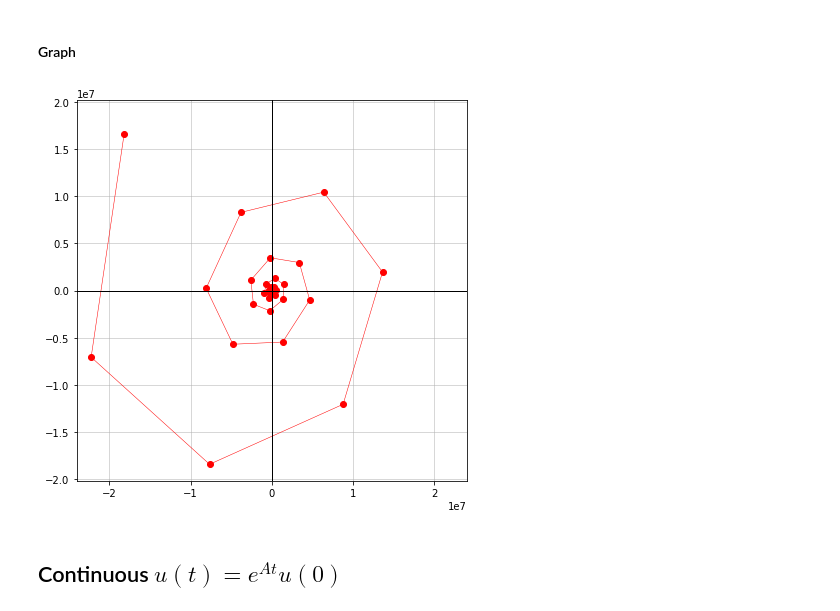
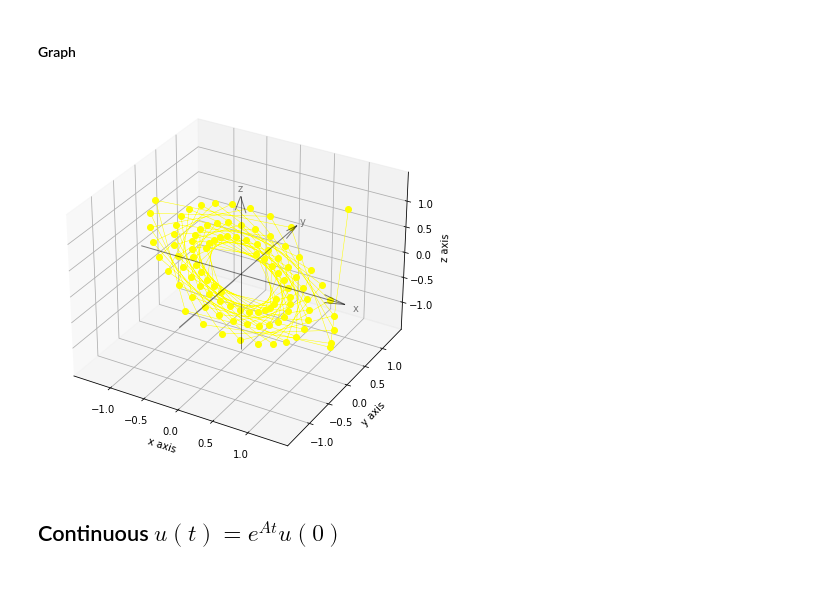
Before and after one commit to shahrokh-bahtooei/Linear-Algebra-Gilbert-Strang, a Jupyter notebook: Linear Algebra_Gilbert Strang.ipynb, the cells around one changed output. Drawn from its saved outputs; the diff is of its cells as text; code cells hidden in the pictures; blank space fills up the shorter version.

Commit message:
Add graph for 3d discrete diff eqs
Also fix 2d graphs to have the same scale for x and y axes

```diff
--- a/Linear Algebra_Gilbert Strang.ipynb
+++ b/Linear Algebra_Gilbert Strang.ipynb
@@ -1009,13 +1044,13 @@ print(f'{round(u_by_diagonalization(100)[1]):_}')
 $\forall i: |\lambda_{i}|<1$
 # %%
 def matrix_power_leads_to_stability(la_):
-    return (np.absolute(la_) < 1).all()
+    return (np.absolute(la_) < .9).all()
 
-atol = 1_000_000
+tolerance_factor = 1_000_000
 
 def assert_norm_of_last_vector_is_by_far_smaller_than_first_one(v_0, v_last):
     assert_array_less(
-        atol * LA.norm(v_last),
+        tolerance_factor * LA.norm(v_last),
         LA.norm(v_0)
     )
 # %% [markdown]
@@ -1038,18 +1080,17 @@ def assert_norm_of_last_vector_is_not_far_away_than_first_one(v_0, v_last):
 $\exists i : |\lambda_{i}|>1$
 # %%
 def matrix_power_blows_up(la_):
-    return (np.absolute(la_) > 1).any()
+    return (np.absolute(la_) > 1.1).any()
 
 def assert_norm_of_last_vector_is_by_far_bigger_than_first_one(v_0, v_last):
     assert_array_less(
-        atol * LA.norm(v_0),
+        tolerance_factor * LA.norm(v_0),
         LA.norm(v_last)
     )
 # %% [markdown]
 ### Analyze
 # %%
-A = np.array([[ 0.5, 1  ],
-              [-1  , 0.8]])
+A = create_a_3d_array_leading_to_steady_state_in_discrete_diff_eq()
 
 u_0 = np.ones(A.shape[0])
 
@@ -1115,40 +1159,58 @@ u_k
 # %% [markdown]
 #### Graph
 # %%
-def draw_convergence_graph(x_, y_, color):
+def draw_2d_convergence_graph(x_, y_, color):
     fig, ax = plt.subplots(figsize=(7, 7))
 
     ax.plot(x_, y_, 'o-', lw=0.5, color=color)
 
-    # Position x axis to the center
+    # Compute max_lim based on plotted data
     x_lim = abs(max(ax.get_xlim(), key=abs))
-    ax.set_xlim(xmin=-x_lim, xmax=x_lim)
-    ax.axhline(color='black', lw=1)
+    y_lim = abs(max(ax.get_ylim(), key=abs))
+    max_lim = max(x_lim, y_lim)
 
-    # Position y axis to the center
-    y_lim = abs(max(ax.get_ylim(), key=abs))
-    ax.set_ylim(ymin=-y_lim, ymax=y_lim)
-    ax.axvline(color='black', lw=1)
+    # Position xyz axes to the center
+    ax.set_xlim(xmin=-max_lim, xmax=max_lim)
+    ax.set_ylim(ymin=-max_lim, ymax=max_lim)
 
     ax.grid(True, lw=.5)
 
+def draw_3d_convergence_graph(x_, y_, z_, color):
+    fig = plt.figure(figsize=(7, 7))
+    ax = fig.gca(projection='3d')
+
+    ax.plot(x_, y_, z_, 'o-', lw=0.5, color=color)
+
+    draw_xyz_axes_at_center(ax)
+
+    ax.set_xlabel('x axis')
+    ax.set_ylabel('y axis')
+    ax.set_zlabel('z axis')
+
+    plt.show()
+
 
 graph_color = {
-    'stability' : 'green',
-    'steady_state' : 'yellow',
-    'blow_up' : 'red'
+    'stability': 'green',
+    'steady_state': 'yellow',
+    'blow_up': 'red'
 }
 
+u = [u_0]
+for i in range(k):
+    u.append(A @ u[-1])
+
+u = np.array(u).T
+
+# %matplotlib notebook
+
 if u_0.shape[0] == 2:
-    u = [u_0]
-    for i in range(k):
-        u.append(A @ u[-1])
+    draw_2d_convergence_graph(u[0, :], u[1, :], graph_color[convergence_result])
 
-    u = np.array(u).T
-
-    draw_convergence_graph(u[0, :], u[1, :], graph_color[convergence_result])
+elif u_0.shape[0] == 3:
+    draw_3d_convergence_graph(u[0, :], u[1, :], u[2, :], graph_color[convergence_result])
 # %% [output]
-[figure, old version]
+[figure, new version]
 # %% [markdown]
 ## Continuous $u(t)=e^{At}u(0)$
 # %% [markdown]
```
Also changed, not shown: parts of 10 cells of this notebook, 1 other file.
